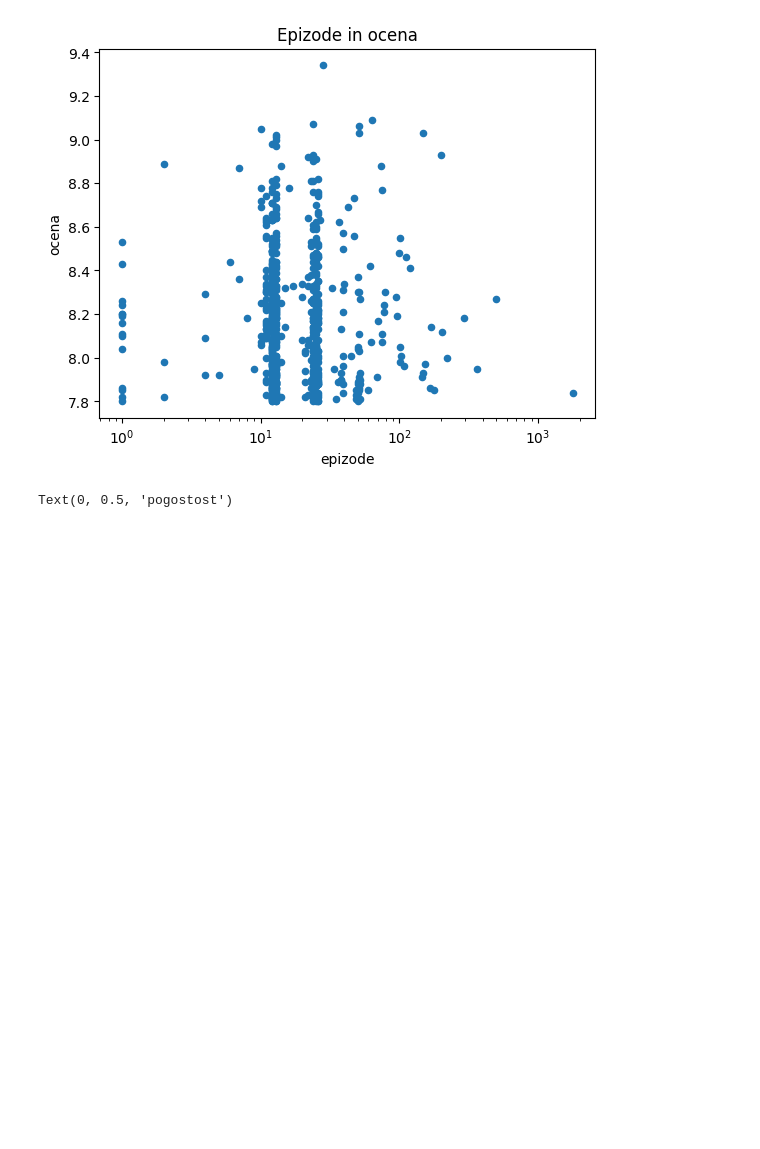
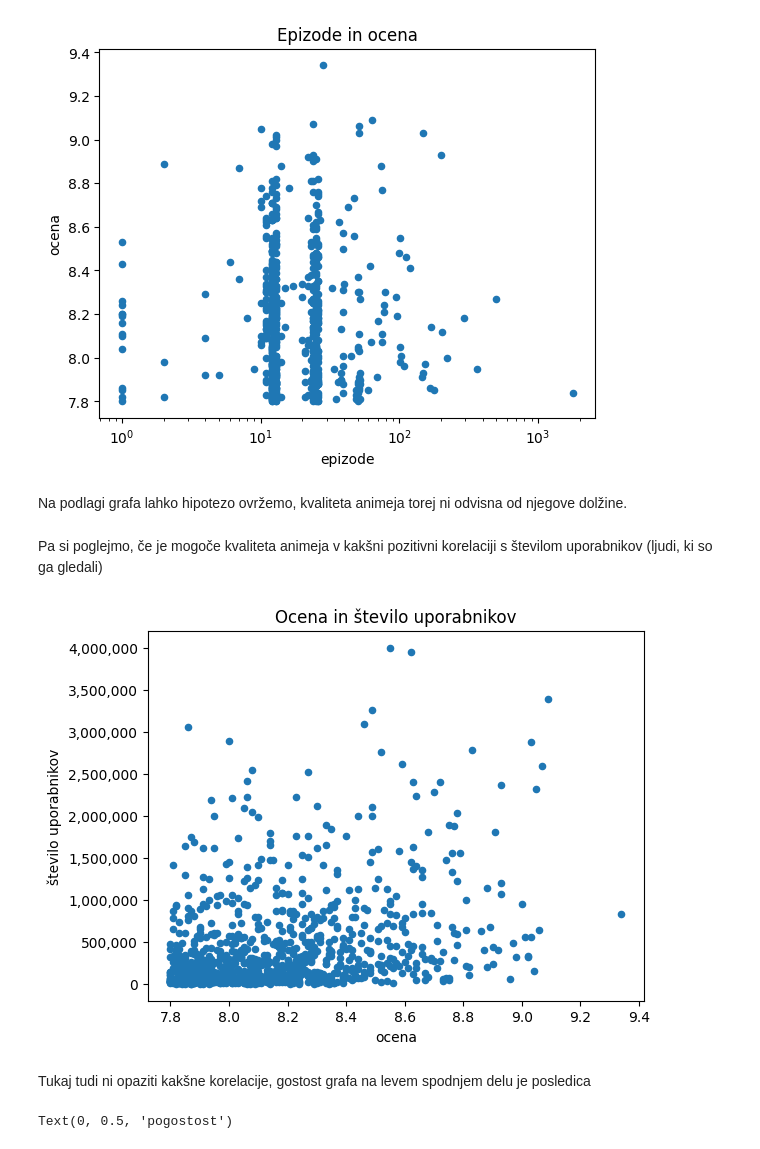
Before and after one commit to Lukaspuka/Projektna, a Jupyter notebook: analiza.ipynb, the cells around one changed output. Drawn from its saved outputs; the diff is of its cells as text; code cells hidden in the pictures; blank space fills up the shorter version.

```diff
--- a/analiza.ipynb
+++ b/analiza.ipynb
@@ -9,11 +11,12 @@ from mojcsv import *
 # %%
 import pandas as pd
 import matplotlib.pyplot as plt
+import matplotlib.ticker as ticker
 import seaborn as sns
 animeji = pd.read_csv("ime_csv_datoteke.csv")
-animeji.index = animeji.index + 1
-animeji["ime"] = animeji["ime"].str.replace("&#039;", "'")
-animeji['število uporabnikov'] = animeji['število uporabnikov'].str.replace(',', '').astype(float)
+animeji.index = animeji.index + 1 # zamaknemo, da se prvi anime začne z 1 ne z 0
+animeji["ime"] = animeji["ime"].str.replace("&#039;", "'") # apostrof ima čuden html
+animeji['število uporabnikov'] = animeji['število uporabnikov'].str.replace(',', '').astype(int) # število uporabnikov želimo imeti kot celo število, ne niz
 animeji.head(1000)
 # %% [output]
 |  | ime | zvrst in število epizod | čas nastajanja | število uporabnikov | ocena |
@@ -115,5 +132,17 @@ plt.title("Epizode in ocena")
 # %% [output]
 Text(0.5, 1.0, 'Epizode in ocena')
 [figure]
+# %% [markdown]
+Na podlagi grafa lahko hipotezo ovržemo, kvaliteta animeja torej ni odvisna od njegove dolžine.
+# %% [markdown]
+Pa si poglejmo, če je mogoče kvaliteta animeja v kakšni pozitivni korelaciji s številom uporabnikov (ljudi, ki so ga gledali)
+# %%
+animeji.plot.scatter(x="ocena", y="število uporabnikov")
+plt.title("Ocena in število uporabnikov")
+plt.gca().yaxis.set_major_formatter(ticker.StrMethodFormatter('{x:,.0f}'))
+# %% [output]
+[figure, added]
+# %% [markdown]
+Tukaj tudi ni opaziti kakšne korelacije, gostost grafa na levem spodnjem delu je posledica
 # %%
 sns.histplot(anime_serije["epizode"])
```
Also changed, not shown: parts of 14 cells of this notebook, 2 other files.
